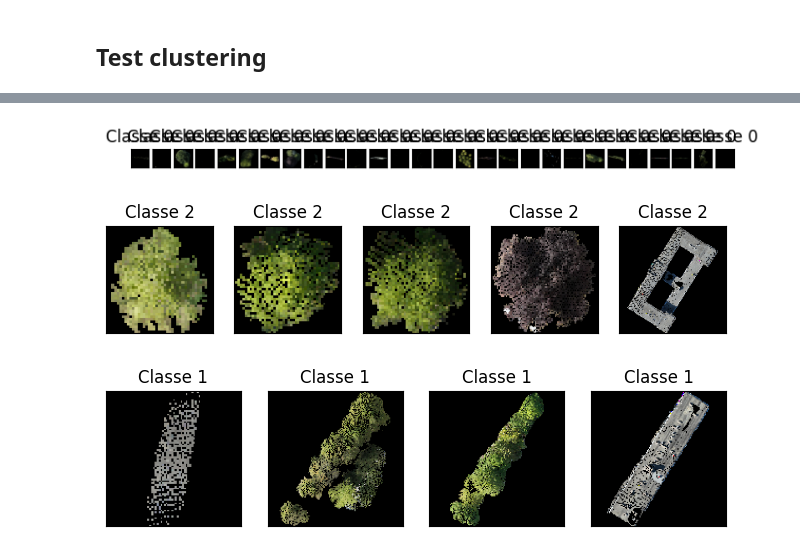
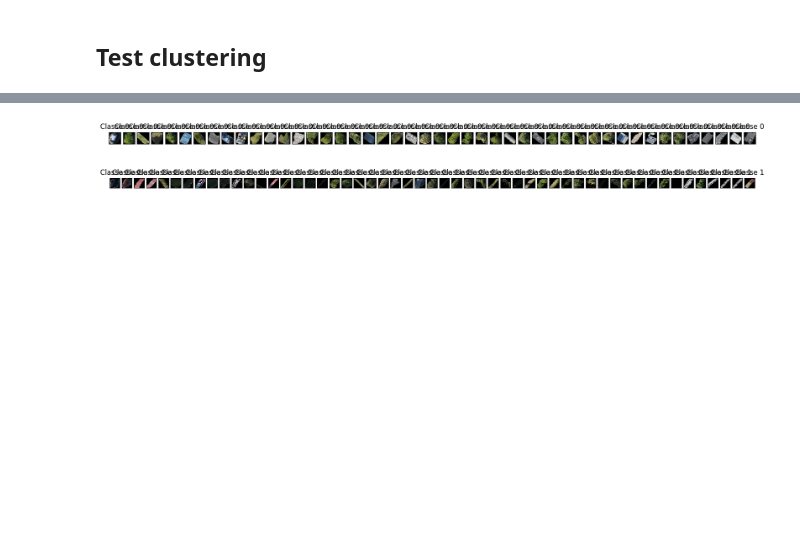
Before and after one commit to LRMPUT/internship_enssat_put, a Jupyter notebook: SegmentAnything/segment.ipynb, the cells around one changed output, grey strips where cells are left out. Cells and saved outputs as stored; diff of their text form; code cells hidden in the pictures; blank space fills up the shorter version.

Commit message:
add green filter to improve accuracy of the model

```diff
--- a/SegmentAnything/segment.ipynb
+++ b/SegmentAnything/segment.ipynb
@@ -96,3 +95,8 @@ kmeans = cluster.KMeans(3, init="k-means++", max_iter=5000, algorithm="elkan")
+# %%
+# model = cluster.Birch(n_clusters=2)
+# model = cluster.DBSCAN()
+# model = cluster.SpectralClustering(2)
+input_size = (32, 32)
 # %%
 def resize_image(a: np.ndarray, size: tuple, preserve_aspect_ratio: bool = True, debug: bool = False):
     assert len(a.shape) == 3, "input matrix should have a shape HxWx3"
@@ -141,8 +145,8 @@ training_set = []
 ok_set = []
 for i in range(0, len(segments_img)):
     try:
-        training_set.append(resize_image(segments_img[i], (128, 128)).flatten())
-        ok_set.append(resize_image(segments_img[i], (128, 128)))
+        ok_set.append(resize_image(segments_img[i], input_size, preserve_aspect_ratio=False))
+        training_set.append(ok_set[i][:, :, 1].flatten()) # Keep only the green color
     except Exception as e:
         print(f"Error for {i}: {e}")
 len(training_set)
@@ -152,2 +154,0 @@ Error for 30: output should match expected size
-# %%
-kmeans.fit(training_set)
@@ -156,2 +155,6 @@ KMeans(algorithm='elkan', max_iter=5000, n_clusters=3)
+# %%
+if True:
+    model = cluster.KMeans(2, init="k-means++", max_iter=5000, algorithm="elkan")
+    model.fit(training_set)
 # %% [markdown]
 ## Test clustering
@@ -176,26 +161,25 @@ array([2], dtype=int32)
 # %%
 result = dict()
-for img, c in zip(ok_set, kmeans.predict(training_set)):
+for img, c in zip(ok_set, model.fit_predict(training_set)):
     if result.get(c) is None:
         result.update({c: []})
 
     result.get(c).append(img)
 
 for r in result:
     imgs = result.get(r)
-    fig, axs = plt.subplots(1, len(imgs), figsize=(8, 8))
+    fig, axs = plt.subplots(1, len(imgs), figsize=(20, 20))
     for x in range(0, len(imgs)):
         if len(imgs) > 1:
             axs[x].imshow(imgs[x])
             axs[x].get_xaxis().set_visible(False)
             axs[x].get_yaxis().set_visible(False)
             axs[x].title.set_text(f'Classe {r}')
         else:
             axs.imshow(imgs[x])
             axs.get_xaxis().set_visible(False)
             axs.get_yaxis().set_visible(False)
             axs.title.set_text(f'Classe {r}')
 # %% [output]
-[figure, old version]
+[figure, new version]
-[figure, old version]
+[figure, new version]
-[figure, removed]
```
Also changed, not shown: parts of 16 cells of this notebook.
